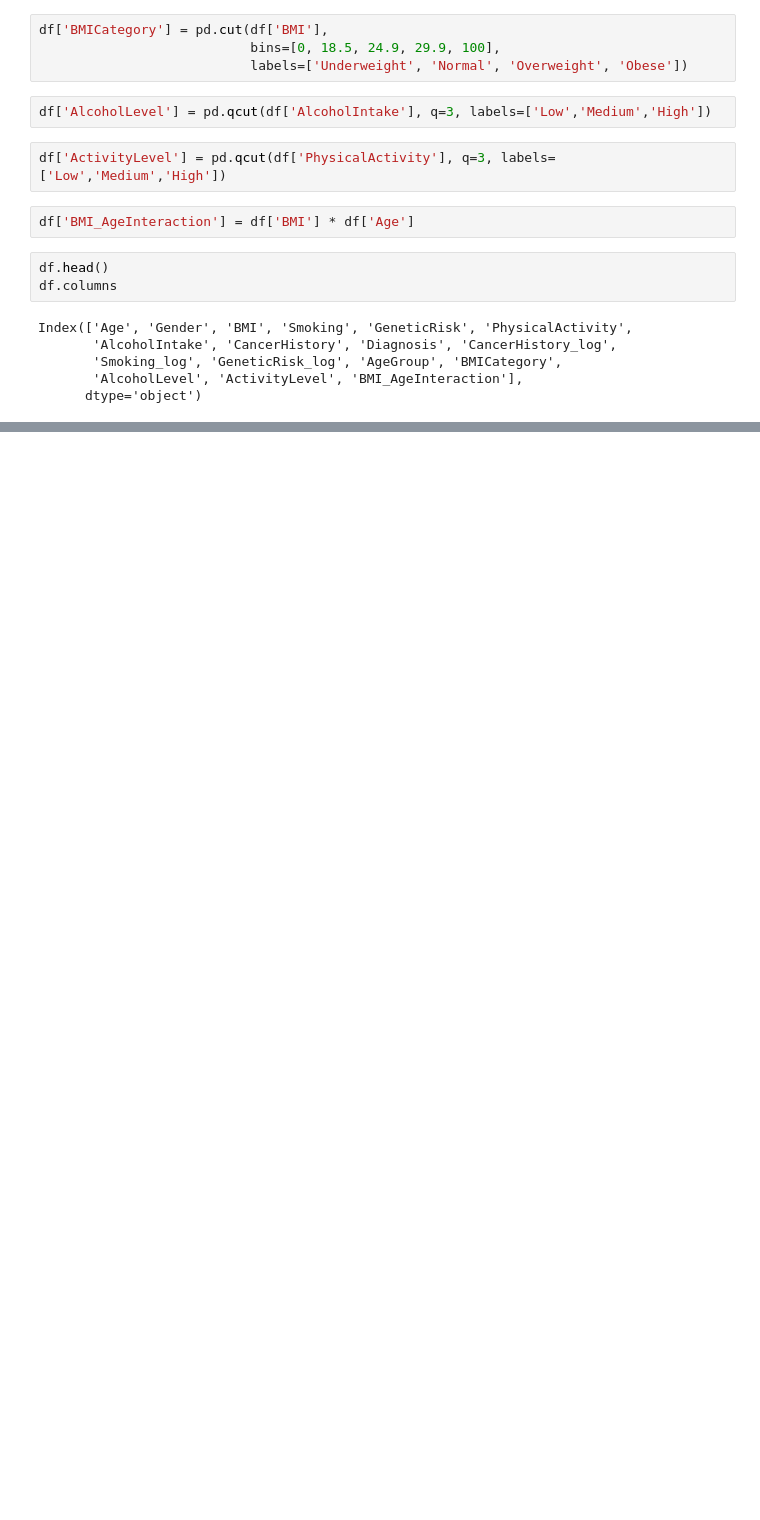
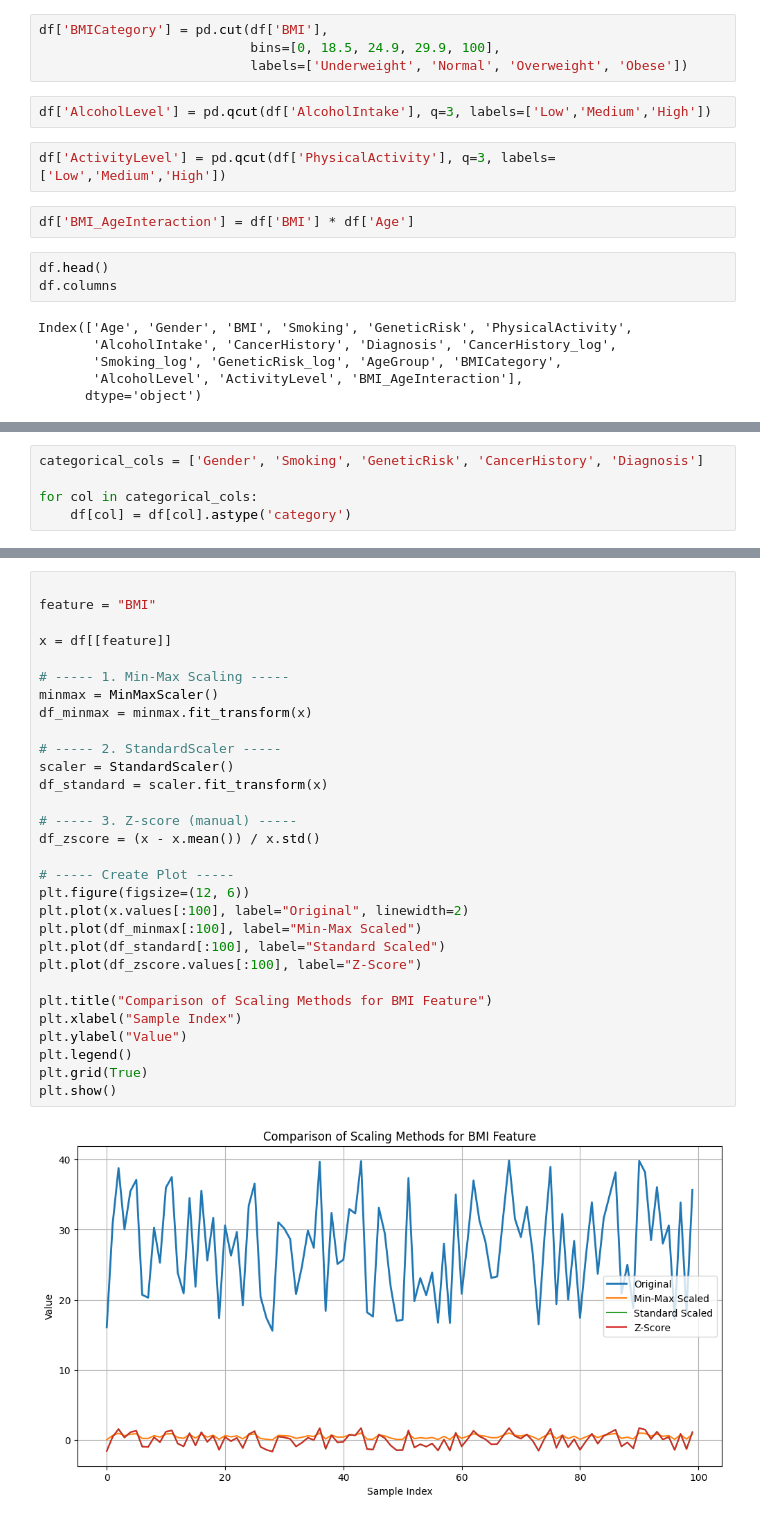
Before and after one commit to Savindi2002/Canser-Prediction-Analysis, a Jupyter notebook: notebooks/cancer_prediction.ipynb, the cells around one changed output, grey strips where cells are left out. Saved outputs shown, nothing was run; the diff lists cells and outputs as text; blank space fills up the shorter version.

```diff
--- a/notebooks/cancer_prediction.ipynb
+++ b/notebooks/cancer_prediction.ipynb
@@ -299,0 +303,5 @@ df.describe()
+# %%
+categorical_cols = ['Gender', 'Smoking', 'GeneticRisk', 'CancerHistory', 'Diagnosis']
+
+for col in categorical_cols:
+    df[col] = df[col].astype('category')
@@ -299,0 +358,32 @@ df.describe()
+# %%
+
+feature = "BMI"
+
+x = df[[feature]]
+
+# ----- 1. Min-Max Scaling -----
+minmax = MinMaxScaler()
+df_minmax = minmax.fit_transform(x)
+
+# ----- 2. StandardScaler -----
+scaler = StandardScaler()
+df_standard = scaler.fit_transform(x)
+
+# ----- 3. Z-score (manual) -----
+df_zscore = (x - x.mean()) / x.std()
+
+# ----- Create Plot -----
+plt.figure(figsize=(12, 6))
+plt.plot(x.values[:100], label="Original", linewidth=2)
+plt.plot(df_minmax[:100], label="Min-Max Scaled")
+plt.plot(df_standard[:100], label="Standard Scaled")
+plt.plot(df_zscore.values[:100], label="Z-Score")
+
+plt.title("Comparison of Scaling Methods for BMI Feature")
+plt.xlabel("Sample Index")
+plt.ylabel("Value")
+plt.legend()
+plt.grid(True)
+plt.show()
+# %% [output]
+[figure, added]
```
Also changed, not shown: parts of 22 cells of this notebook.
